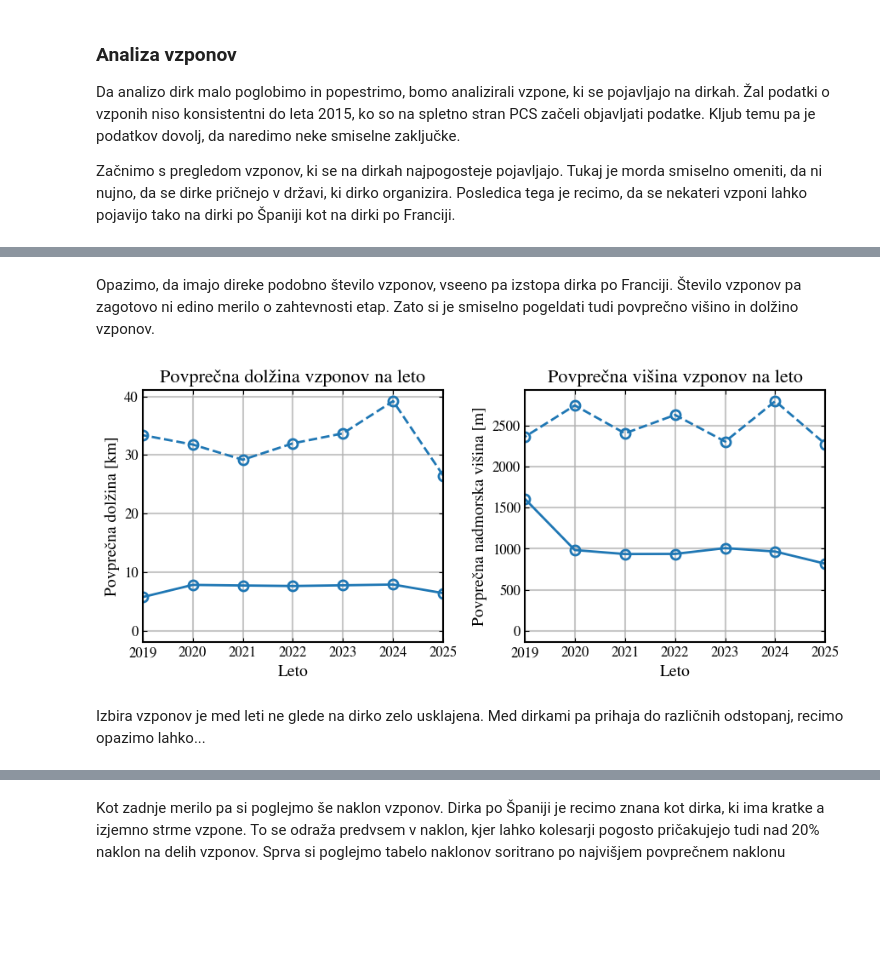
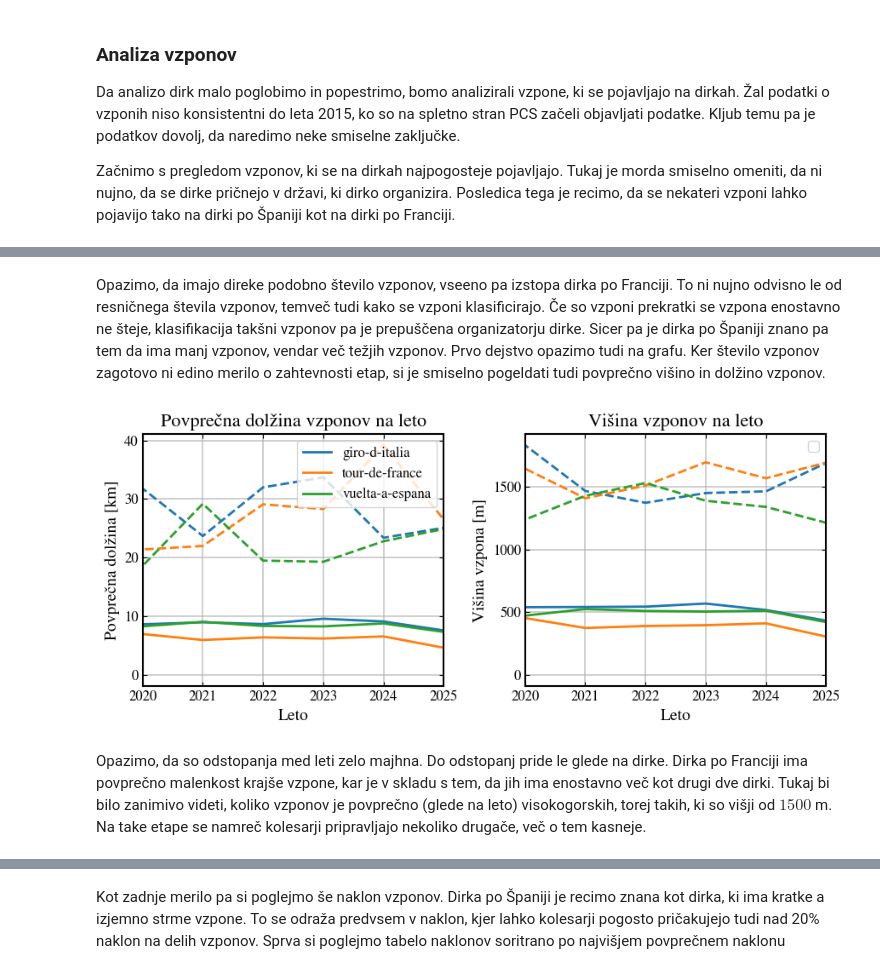
Before and after one commit to ziga-vaupotic/uvp-projektna, a Jupyter notebook: analyses/analiza-dirk.ipynb, the cells around one changed output, grey strips where cells are left out. Drawn from its saved outputs; the diff is of its cells as text; code cells hidden in the pictures; blank space fills up the shorter version.

```diff
--- a/analyses/analiza-dirk.ipynb
+++ b/analyses/analiza-dirk.ipynb
@@ -14,4 +18,5 @@ Da analizo dirk malo poglobimo in popestrimo, bomo analizirali vzpone, ki se poj
 Začnimo s pregledom vzponov, ki se na dirkah najpogosteje pojavljajo. Tukaj je morda smiselno omeniti, da ni nujno, da se dirke pričnejo v državi, ki dirko organizira. Posledica tega je recimo, da se nekateri vzponi lahko pojavijo tako na dirki po Španiji kot na dirki po Franciji.
 # %%
 data_frame = pd.read_csv("../data/csv/climbs.csv")
-data_frame
+
+invalid_condition = data_frame["Vertical"] != 0
@@ -31,0 +25,3 @@ data_frame
+# %%
+data_frame["DeltaVertical"] = data_frame["Steepness"] * data_frame["Length"] * 10
+data_frame.sort_values("DeltaVertical", ascending=False).head(10)
@@ -34,11 +42,15 @@ Sprva si poglejmo porazdelitev števila vzponov glede na leto
 # %%
-graph_climbs_by_year = data_frame.groupby(["Race", "Year"]).count()
+graph_climbs_by_year = data_frame.groupby(["Race", "Year"]).size()
 
-print(graph_climbs_by_year.index)
-plt.plot(graph_climbs_by_year.index, graph_climbs_by_year.values)
-plt.xlim([2019, 2025])
+count_table = graph_climbs_by_year.unstack(fill_value=0)
+
+for i, race in enumerate(count_table.index):
+    plt.plot(count_table.columns, count_table.loc[race], label=f"{race}", marker=markers_iter[i])
+
+plt.xlim([2020, 2025])
 plt.title("Število vzponov na leto")
 plt.xlabel("Leto")
-plt.ylabel("#Vzponov")
+plt.ylabel("Število vzponov")
+plt.legend()
 plt.show()
 # %% [output]
@@ -64,35 +58,39 @@ TypeError: 'value' must be an instance of str or bytes, not a tuple
 # %% [markdown]
-Opazimo, da imajo direke podobno število vzponov, vseeno pa izstopa dirka po Franciji. Število vzponov pa zagotovo ni edino merilo o zahtevnosti etap. Zato si je smiselno pogeldati tudi povprečno višino in dolžino vzponov.
+Opazimo, da imajo direke podobno število vzponov, vseeno pa izstopa dirka po Franciji. To ni nujno odvisno le od resničnega števila vzponov, temveč tudi kako se vzponi klasificirajo. Če so vzponi prekratki se vzpona enostavno ne šteje, klasifikacija takšni vzponov pa je prepuščena organizatorju dirke. Sicer pa je dirka po Španiji znano pa tem da ima manj vzponov, vendar več težjih vzponov. Prvo dejstvo opazimo tudi na grafu. Ker število vzponov zagotovo ni edino merilo o zahtevnosti etap, si je smiselno pogeldati tudi povprečno višino in dolžino vzponov.
 # %%
-graph_climb_length_by_year = data_frame.groupby("Year")["Length"].mean()
-graph_climb_max_length_by_year = data_frame.groupby("Year")["Length"].max()
 
-graph_climb_height_by_year = data_frame[data_frame["Vertical"] != 0].groupby("Year")["Vertical"].mean()
-graph_climb_max_height_by_year = data_frame.groupby("Year")["Vertical"].max()
+graph_climb_length_by_year = data_frame[invalid_condition].groupby(["Year", "Race"])["Length"].mean().unstack(fill_value=0)
+graph_climb_max_length_by_year = data_frame[invalid_condition].groupby(["Year", "Race"])["Length"].max().unstack(fill_value=0)
+
+graph_climb_height_by_year = data_frame[invalid_condition].groupby(["Year", "Race"])["DeltaVertical"].mean().unstack(fill_value=0)
+graph_climb_max_height_by_year = data_frame[invalid_condition].groupby(["Year", "Race"])["DeltaVertical"].max().unstack(fill_value=0)
 
 fig, ax = plt.subplots(1, 2, figsize=(9, 4))
 
-p1 = ax[0].plot(graph_climb_length_by_year.index, graph_climb_length_by_year.values)
+for race_name in graph_climb_length_by_year:
+    p1 = ax[0].plot(graph_climb_length_by_year.index, graph_climb_length_by_year[race_name], label=race_name, marker="none")
+    colour =  p1[0].get_color()
 
-colour =  p1[0].get_color()
 
-ax[0].plot(graph_climb_max_length_by_year.index, graph_climb_max_length_by_year.values, linestyle="--", color = colour)
-ax[0].set_xlim([2019, 2025])
+    ax[0].plot(graph_climb_max_length_by_year.index, graph_climb_max_length_by_year[race_name], linestyle="--", marker="none", color = colour)
+    ax[1].plot(graph_climb_height_by_year.index, graph_climb_height_by_year[race_name], marker="none", color = colour)
+    ax[1].plot(graph_climb_max_height_by_year.index, graph_climb_max_height_by_year[race_name], marker="none", linestyle="--", color = colour)
+
 ax[0].set_title("Povprečna dolžina vzponov na leto")
-ax[0].set_xlabel("Leto")
 ax[0].set_ylabel("Povprečna dolžina [km]")
 
+ax[1].set_title("Višina vzponov na leto")
+ax[1].set_ylabel("Višina vzpona [m]")
 
-ax[1].plot(graph_climb_height_by_year.index, graph_climb_height_by_year.values, color = colour)
-ax[1].plot(graph_climb_max_height_by_year.index, graph_climb_max_height_by_year.values, linestyle="--", color = colour)
-ax[1].set_xlim([2019, 2025])
-ax[1].set_title("Povprečna višina vzponov na leto")
-ax[1].set_xlabel("Leto")
-ax[1].set_ylabel("Povprečna nadmorska višina [m]")
+
+for i in range(0,2):
+    ax[i].set_xlim([2020, 2025])
+    ax[i].set_xlabel("Leto")
+    ax[i].legend()
 
 fig.set_tight_layout(True)
 plt.show()
 # %% [output]
-[figure, old version]
+[figure, new version]
 # %% [markdown]
-Izbira vzponov je med leti ne glede na dirko zelo usklajena. Med dirkami pa prihaja do različnih odstopanj, recimo opazimo lahko...
+Opazimo, da so odstopanja med leti zelo majhna. Do odstopanj pride le glede na dirke. Dirka po Franciji ima povprečno malenkost krajše vzpone, kar je v skladu s tem, da jih ima enostavno več kot drugi dve dirki. Tukaj bi bilo zanimivo videti, koliko vzponov je povprečno (glede na leto) visokogorskih, torej takih, ki so višji od $1500$ m. Na take etape se namreč kolesarji pripravljajo nekoliko drugače, več o tem kasneje.
```
Also changed, not shown: parts of 20 cells of this notebook.
